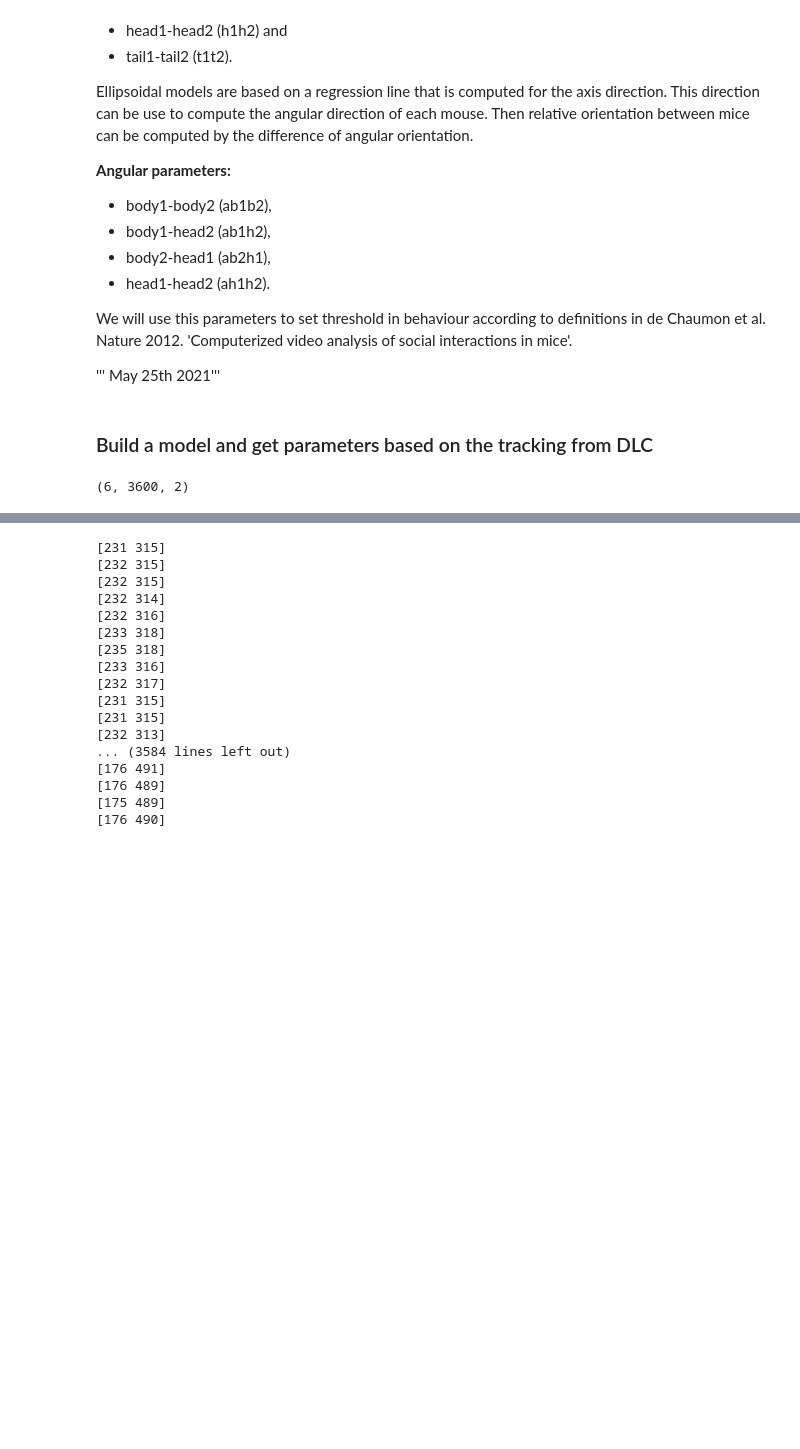
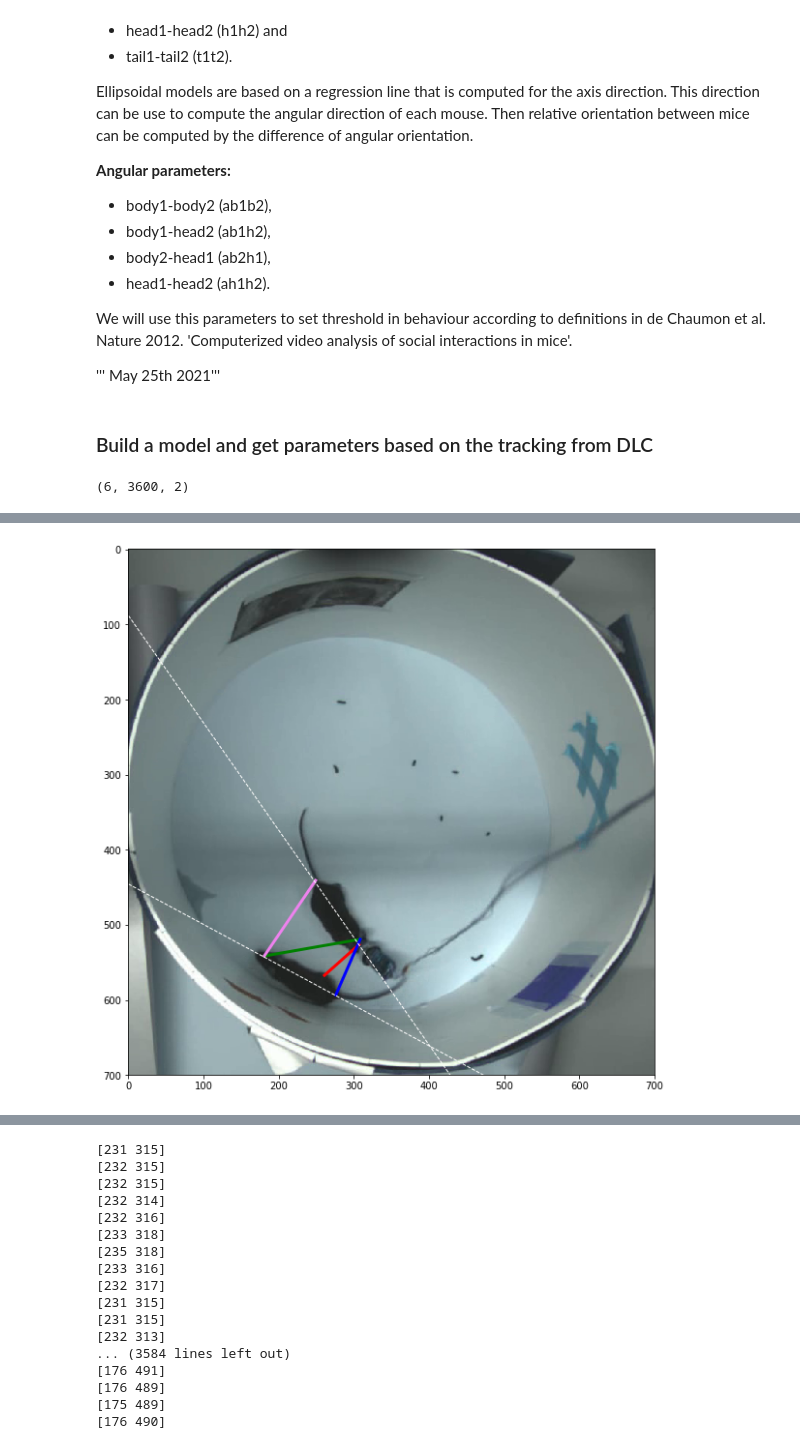
Before and after one commit to melisamc89/social_interaction, a Jupyter notebook: src/ethogram_parameters.ipynb, the cells around one changed output, grey strips where cells are left out. Cells and saved outputs as stored; diff of their text form; code cells hidden in the pictures; blank space fills up the shorter version.

```diff
--- a/src/ethogram_parameters.ipynb
+++ b/src/ethogram_parameters.ipynb
@@ -166,9 +166,15 @@ def distance_between_ellipse(ellipse1, ellipse2, npoints):
 
     distance_vector = [distance(x,y) for x in points1 for y in points2]
 
-    min_distance = min(distance_vector)
+    argmin_distance = np.argmin(distance_vector)
+    min_distance = distance_vector[argmin_distance]
+    x_position = int(argmin_distance / len(points1))
+    y_position = argmin_distance % len(points1)
+    points_set = np.array([points1[x_position],points2[y_position]])
 
-    return min_distance
+    distance_parameters = namedtuple('distance_parameters',['min_distance','points_set'])
+
+    return distance_parameters(min_distance,points_set)
 
 def distance_ellipse_circle(ellipse,circle, npoints):
 
@@ -198,8 +204,14 @@ def distance_ellipse_circle(ellipse,circle, npoints):
 
     distance_vector = [distance(x,y) for x in points1 for y in points2]
 
-    min_distance = min(distance_vector)
-    return min_distance
+    argmin_distance = np.argmin(distance_vector)
+    min_distance = distance_vector[argmin_distance]
+    x_position = int(argmin_distance / len(points1))
+    y_position = argmin_distance % len(points1)
+    points_set = np.array([points1[x_position],points2[y_position]])
+
+    distance_parameters = namedtuple('distance_parameters',['min_distance','points_set'])
+    return distance_parameters(min_distance,points_set)
 
 def distance_between_circle(circle1, circle2):
     '''
@@ -495 +649,18 @@ parameters = [get_model_static_parameters(shape_model1 = model1.shape_model[fram
+# %%
+## plot distances in a frame
+
+import cv2
+input_video_name = tracking_path / 'raw120s.mp4'
+
+frame_n = 150
+#print(frame_n)
+cap = cv2.VideoCapture(str(input_video_name))
+cap.set(cv2.CAP_PROP_POS_FRAMES, frame_n)
+r , frame = cap.read()
+
+shape1 = model1.shape_model[frame_n]
+shape2 = model2.shape_model[frame_n]
+plot_labeled_frame(frame,shape1,shape2)
+# %% [output]
+[figure, added]
 # %%
```
Also changed, not shown: parts of 12 cells of this notebook.
